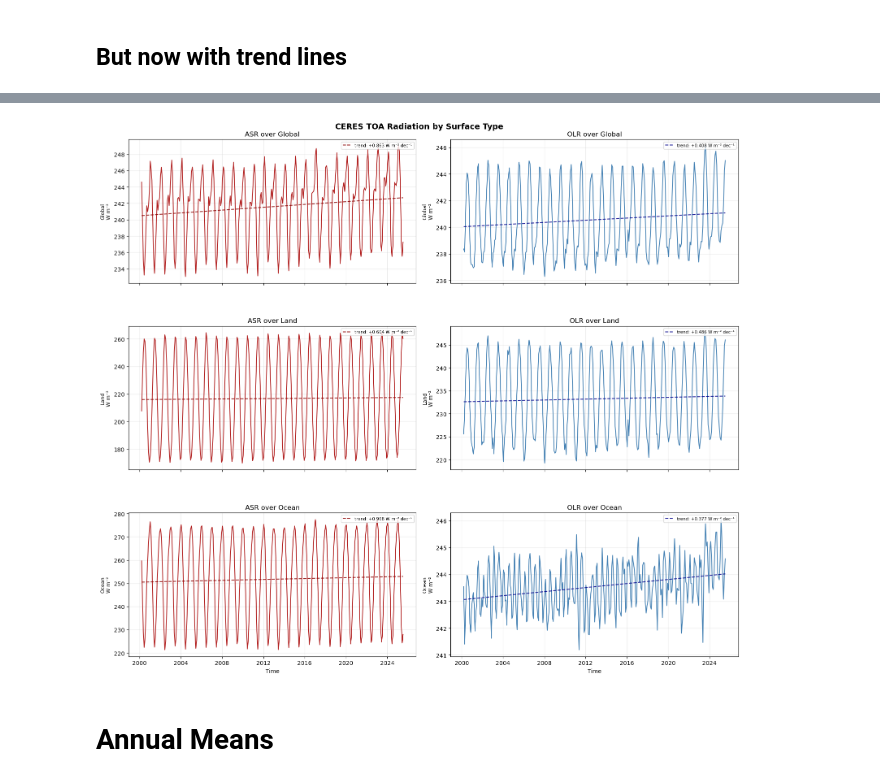
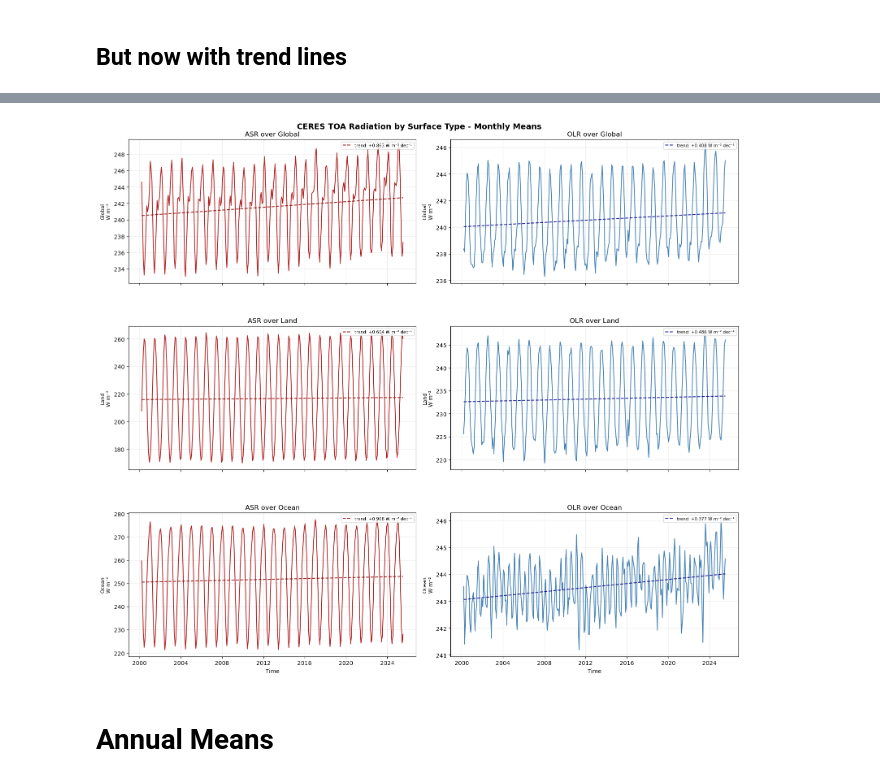
Before and after one commit to jshaw35/PRISM, a Jupyter notebook: V00-CERES_Data_Explorer.ipynb, the cells around one changed output, grey strips where cells are left out. Drawn from its saved outputs; the diff is of its cells as text; code cells hidden in the pictures.

```diff
--- a/V00-CERES_Data_Explorer.ipynb
+++ b/V00-CERES_Data_Explorer.ipynb
@@ -122,7 +144,7 @@ for surf, mask in surfaces.items():
 row_order = ["Global", "Land", "Ocean"]
 
 fig, axes = plt.subplots(3, 2, figsize=(16, 14), sharex=True)
-fig.suptitle("CERES TOA Radiation by Surface Type", fontsize=14, fontweight="bold")
+fig.suptitle("CERES TOA Radiation by Surface Type - Monthly Means", fontsize=14, fontweight="bold")
 
 col_titles = ["ASR — Absorbed Shortwave Radiation", "OLR — Outgoing Longwave Radiation"]
 for col, title in enumerate(col_titles):
@@ -130,34 +152,34 @@ for col, title in enumerate(col_titles):
 
 for row, surf in enumerate(row_order):
 
     # --- ASR ---
     ax = axes[row, 0]
     asr_vals = means[surf]["asr"].values
     ax.plot(time, asr_vals, color="firebrick", linewidth=1.4)
     add_trend(ax, time, asr_vals, color="darkred")
     ax.set_ylabel(f"{surf}\nW m⁻²", fontsize=9)
     ax.grid(True, alpha=0.25)
     ax.set_title(f"ASR over {surf}")
 
     # --- OLR ---
     ax = axes[row, 1]
     olr_vals = means[surf]["olr"].values
     ax.plot(time, olr_vals, color="steelblue", linewidth=1.4)
     add_trend(ax, time, olr_vals, color="darkblue")
     ax.set_ylabel(f"{surf}\nW m⁻²", fontsize=9)
     ax.grid(True, alpha=0.25)
     ax.set_title(f"OLR over {surf}")
 
 for col in range(2):
     axes[-1, col].set_xlabel("Time")
 
 plt.tight_layout()
 plt.subplots_adjust(hspace=0.3)
 # plt.savefig("ceres_olr_asr_by_sfc_type_3x2.png", dpi=150, bbox_inches="tight")
 plt.show()
 plt.close()
 # %% [output]
-[figure, old version]
+[figure, new version]
 # %% [markdown]
 # Annual Means
 # %%
```
Also changed, not shown: parts of 10 cells of this notebook.
